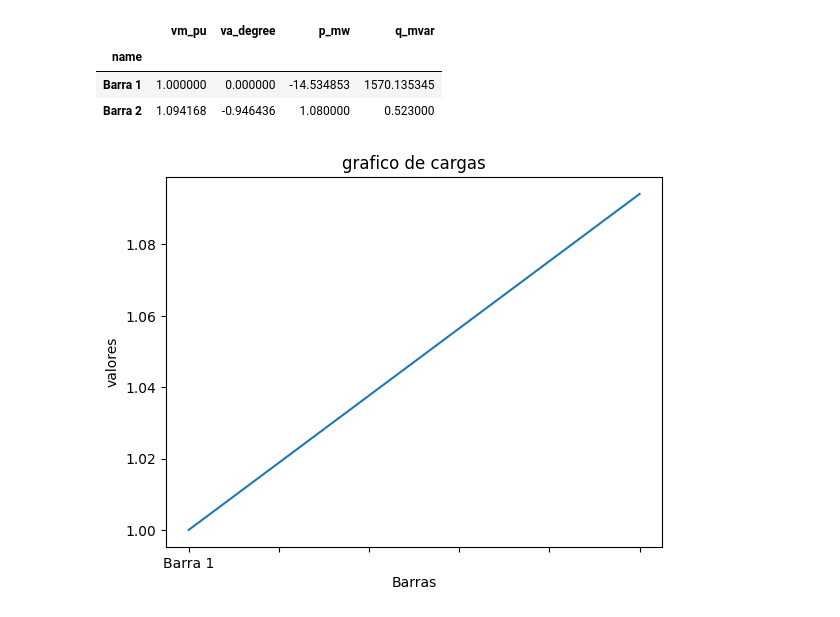
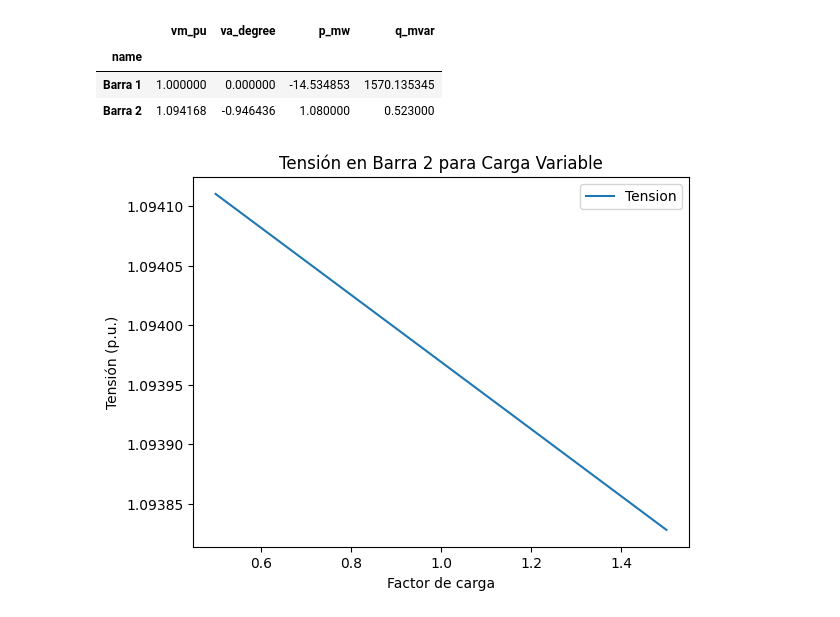
Before and after one commit to pauluxsaada/G7A_Sep1_S12024, a Jupyter notebook: tarea_sep_1.ipynb, the cells around one changed output. Cells and saved outputs as stored; diff of their text form; code cells hidden in the pictures.

```diff
--- a/tarea_sep_1.ipynb
+++ b/tarea_sep_1.ipynb
@@ -86,13 +87,38 @@ red.res_bus
 | name |  |  |  |  |
 | Barra 1 | 1.000000 | 0.000000 | -14.534853 | 1570.135345 |
 | Barra 2 | 1.094168 | -0.946436 | 1.080000 | 0.523000 |
-# %%
-df = red.res_bus
-
-df['vm_pu'].plot(kind='line')
-plt.title('grafico de cargas')
-plt.xlabel('Barras')
-plt.ylabel('valores')
-plt.show()
-# %% [output]
-[figure, removed]
+# %%
+
+# Definir rango de factores de carga (±50%)
+load_factors = np.linspace(0.5, 1.5, 10)
+
+# Lista para almacenar resultados de tensión en la barra 2
+voltages_bar2 = []
+
+# Guardar el valor inicial de la carga en la barra 2
+initial_p_mw = red.load.loc[red.load.name == 'Carga', 'p_mw'].values[0]
+initial_q_mvar = red.load.loc[red.load.name == 'Carga', 'q_mvar'].values[0]
+
+# Función para ajustar la carga en la barra 2
+def adjust_load(factor):
+    red.load.loc[red.load.name == 'Carga', 'p_mw'] = initial_p_mw * factor
+    red.load.loc[red.load.name == 'Carga', 'q_mvar'] = initial_q_mvar * factor
+
+# Simular para diferentes factores de carga
+for factor in load_factors:
+    adjust_load(factor)
+    pp.runpp(red, numba=False)
+    # Guardar tensión en la barra 2
+    voltages_bar2.append(red.res_bus.loc[red.res_bus.index == bar2, 'vm_pu'].values[0])
+
+# Convertir resultados a DataFrame para graficar
+voltage_df = pd.DataFrame(voltages_bar2, columns=['Tension'], index=load_factors)
+
+# Graficar resultados
+voltage_df.plot()
+plt.xlabel('Factor de carga')
+plt.ylabel('Tensión (p.u.)')
+plt.title('Tensión en Barra 2 para Carga Variable')
+plt.show()
+# %% [output]
+[figure, added]
```
Also changed, not shown: parts of 1 cell of this notebook.
